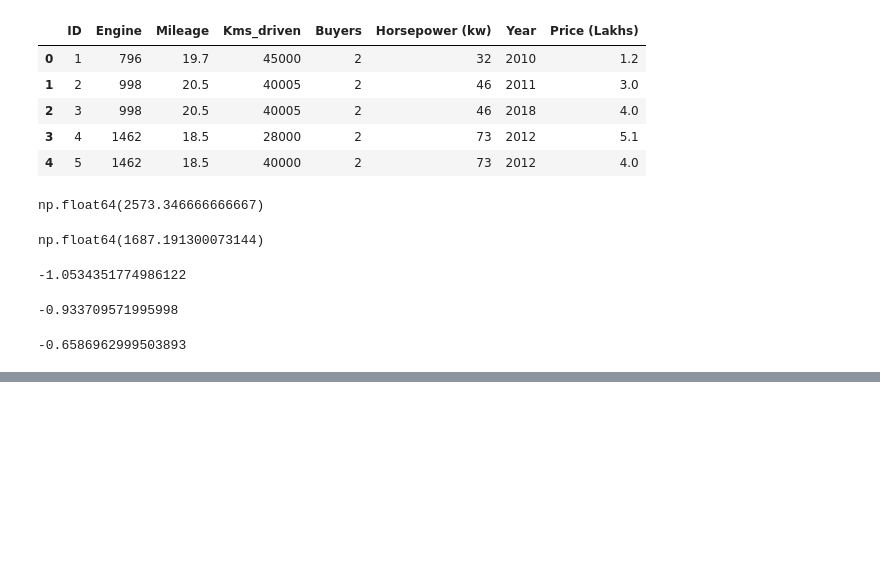
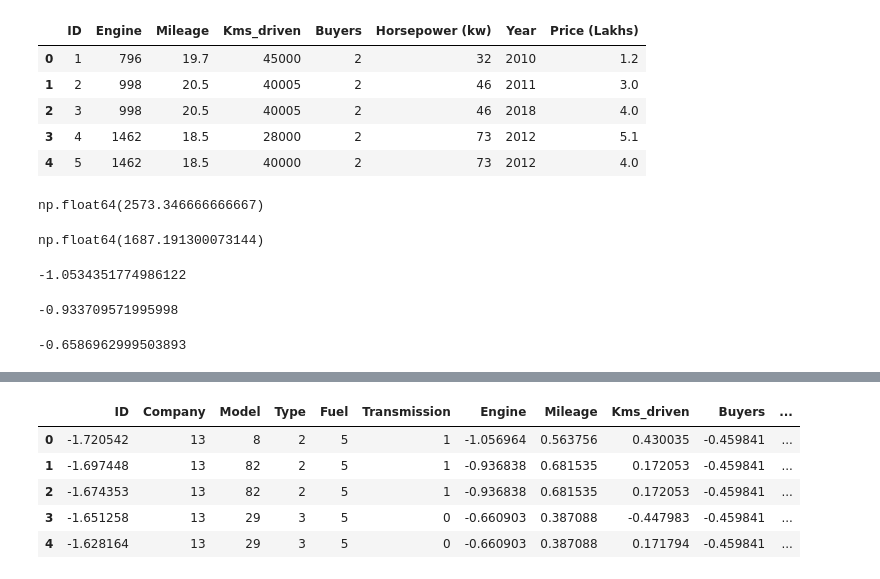
Before and after one commit to potat0ka/project, a Jupyter notebook: Car_Price_pridiction.ipynb, the cells around one changed output, grey strips where cells are left out. Drawn from its saved outputs; the diff is of its cells as text; code cells hidden in the pictures; blank space fills up the shorter version.

```diff
--- a/Car_Price_pridiction.ipynb
+++ b/Car_Price_pridiction.ipynb
@@ -342,0 +350,13 @@ df.head()
+# %%
+from sklearn.preprocessing import StandardScaler
+scaler=StandardScaler()
+df[numerical_columns]=scaler.fit_transform(df[numerical_columns])
+# %%
+df.head()
+# %% [output]
+|  | ID | Company | Model | Type | Fuel | Transmission | Engine | Mileage | Kms_driven | Buyers | ... |
+| 0 | -1.720542 | 13 | 8 | 2 | 5 | 1 | -1.056964 | 0.563756 | 0.430035 | -0.459841 | ... |
+| 1 | -1.697448 | 13 | 82 | 2 | 5 | 1 | -0.936838 | 0.681535 | 0.172053 | -0.459841 | ... |
+| 2 | -1.674353 | 13 | 82 | 2 | 5 | 1 | -0.936838 | 0.681535 | 0.172053 | -0.459841 | ... |
+| 3 | -1.651258 | 13 | 29 | 3 | 5 | 0 | -0.660903 | 0.387088 | -0.447983 | -0.459841 | ... |
+| 4 | -1.628164 | 13 | 29 | 3 | 5 | 0 | -0.660903 | 0.387088 | 0.171794 | -0.459841 | ... |
```
Also changed, not shown: parts of 4 cells of this notebook.
